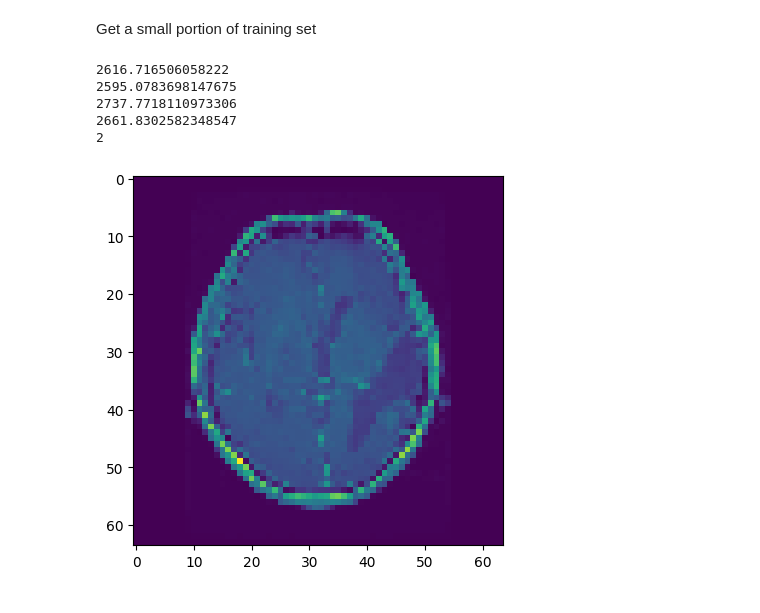
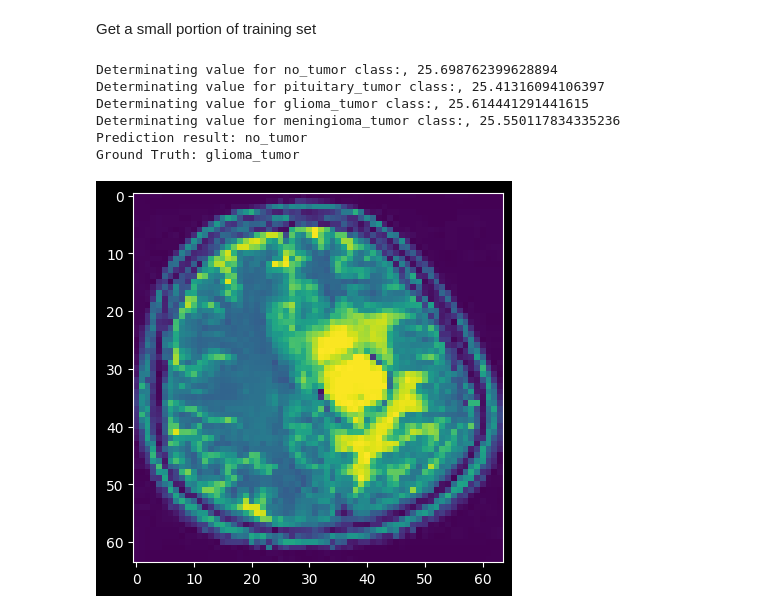
Before and after one commit to slashbade/Brain_tumor_classification_tl, a Jupyter notebook: final_LML.ipynb, the cells around one changed output. Drawn from its saved outputs; the diff is of its cells as text; code cells hidden in the pictures.

```diff
--- a/final_LML.ipynb
+++ b/final_LML.ipynb
@@ -31,6 +31,7 @@ for index in range(len(y_train)):
 
 
 x_train, y_train = np.array(x_train), np.array(y_train)
+x_train = x_train / 255.0
 x_train, y_train = shuffle(x_train, y_train, random_state=4)
 x_train, x_test, y_train, y_test = train_test_split(x_train, y_train, test_size=0.1)
 # x_train, x_test = x_train.reshape(len(x_train), -1), x_test.reshape(len(x_test), -1)
@@ -47,6 +48,6 @@ rank = np.linalg.matrix_rank(image_test)
 U, S, V = np.linalg.svd(image_test)
 # %%
 A = np.zeros((rank,) + image_test.shape)
-for i in range(len(S)):
+for i in range(len(A)):
     u, v = U[:, i].reshape(-1, 1), V[i, :].reshape(1, -1)
     A[i] = np.matmul(u, v)
@@ -66,5 +73,10 @@ for i in range(10):
 # %%
-def matrix_inner_product(mat_A: np.ndarray, mat_B: np.ndarray):
+def matrix_inner_product(mat_A: np.ndarray, mat_B: np.ndarray) -> np.float16:
+    """Frobenius product of 2 matrices
+
+    Returns:
+        float: product
+    """
     #print(mat_A.shape, mat_B.shape)
     return np.trace(np.matmul(mat_A.transpose(),mat_B))
 
@@ -77,6 +89,13 @@ def compute_projection_norm(mat_X, mat_Y_basis):
     return projection_norm
 
 def get_basis(mat_X, basis_num):
+    """Using SVD to obtain basis
+
+    Args:
+        mat_X (ndarray): img matrix
+        basis_num (int): how many basis needed
+
+    """
     mat_rank = np.linalg.matrix_rank(mat_X)
     assert basis_num < mat_rank, "Basis num larger than rank of mat_X"
     mat_U, _, mat_V = np.linalg.svd(mat_X)
@@ -108,21 +127,24 @@ Get a small portion of training set
 # %%
 samples_num_each_class = 400
 train_set_experiment = np.zeros((len(labels), samples_num_each_class, ) + (img_size, img_size))
 for class_index in range(len(labels)):
     x_train_class = x_train[y_train==class_index]
     random_index = np.random.choice(x_train_class.shape[0], samples_num_each_class)
     train_set_experiment[class_index] = x_train_class[random_index]
 
 test_image = x_test[100]
 pyplot.imshow(test_image)
 for class_index in range(len(labels)):
-    print(determinate_function(test_image, train_set_experiment[class_index], 20))
-print(y_test[100])
+    dtm_value = determinate_function(test_image, train_set_experiment[class_index], 20)
+    print(f"Determinating value for {labels[class_index]} class:, {dtm_value}")
+print(f"Prediction result: {labels[np.argmax(dtm_value)]}")
+print(f"Ground Truth: {labels[y_test[100]]}")
 # %% [output]
-2616.716506058222
-2595.0783698147675
-2737.7718110973306
-2661.8302582348547
-2
+Determinating value for no_tumor class:, 25.698762399628894
+Determinating value for pituitary_tumor class:, 25.41316094106397
+Determinating value for glioma_tumor class:, 25.614441291441615
+Determinating value for meningioma_tumor class:, 25.550117834335236
+Prediction result: no_tumor
+Ground Truth: glioma_tumor
-[figure, old version]
+[figure, new version]
 # %%
```
Also changed, not shown: parts of 7 cells of this notebook, 1 other file.
